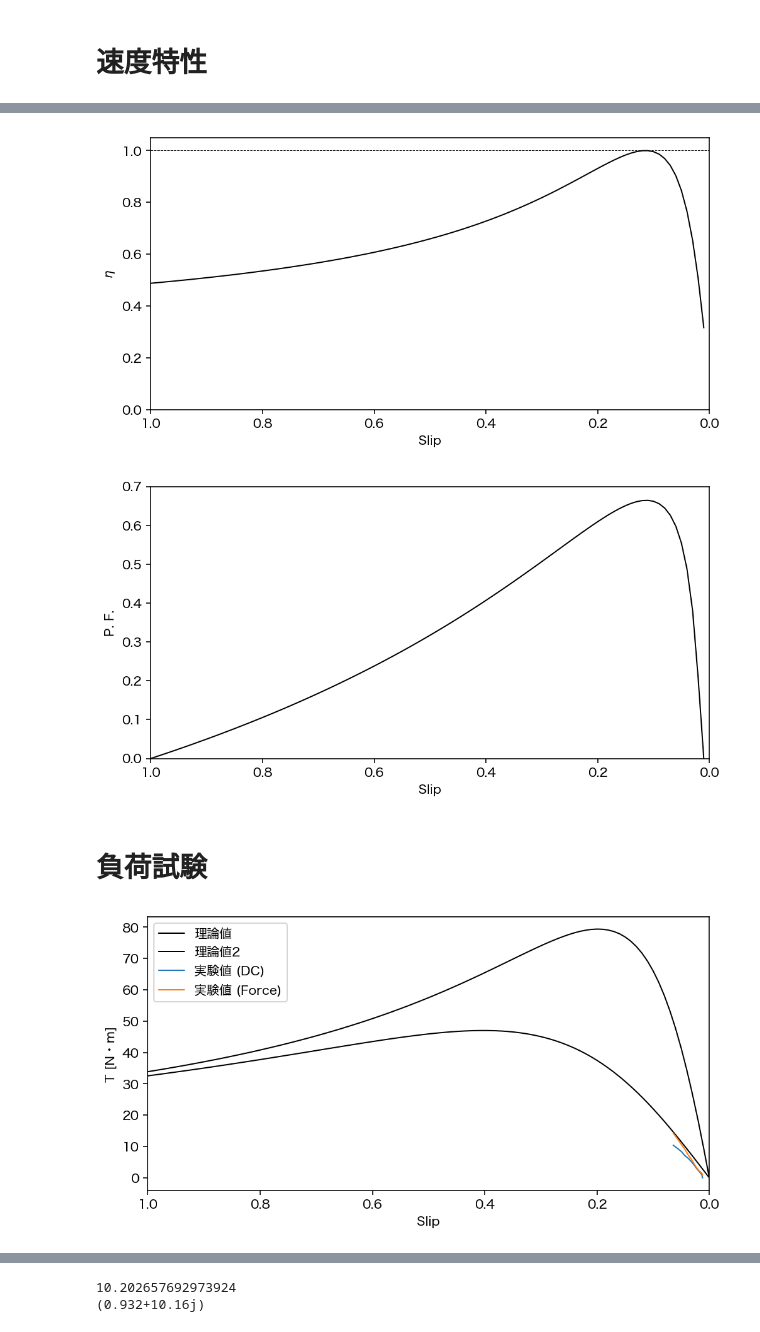
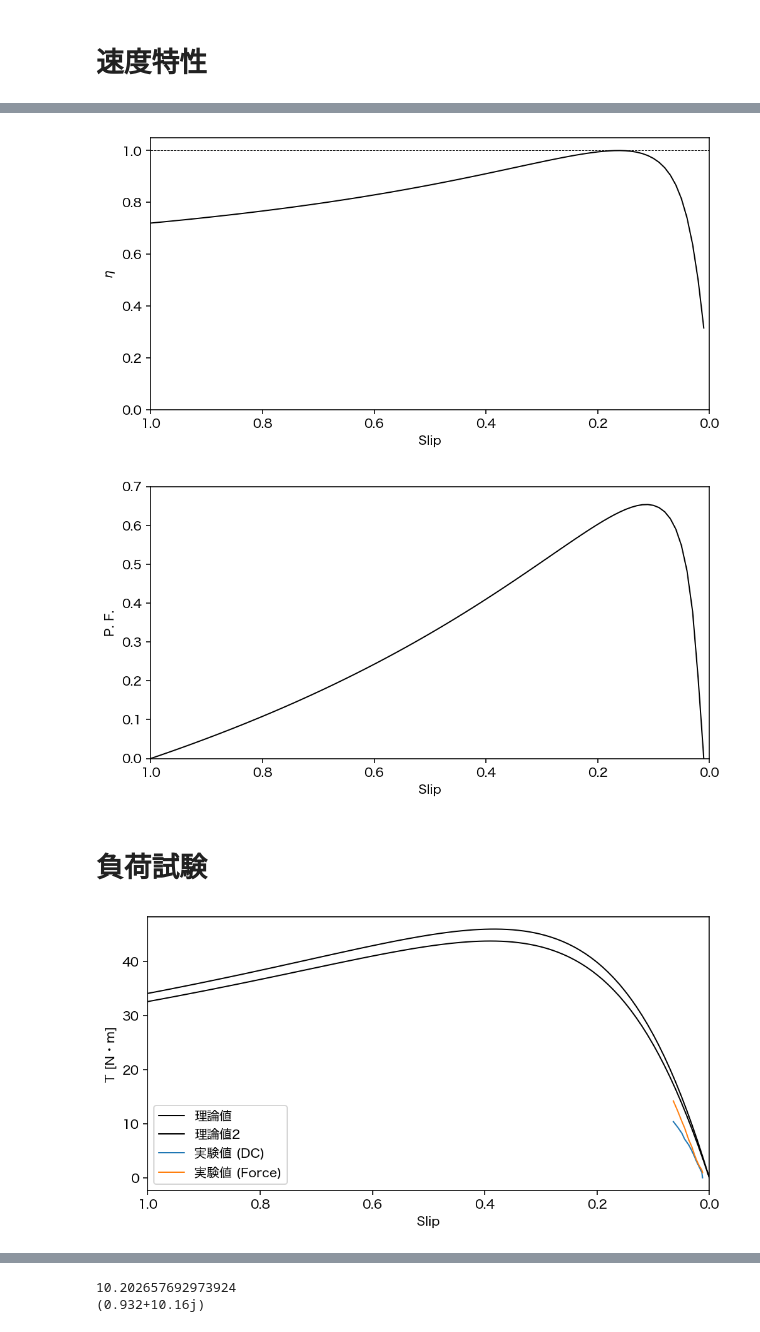
Before and after one commit to massanf/3Sexperiment, a Jupyter notebook: E2/graph.ipynb, the cells around one changed output, grey strips where cells are left out. Drawn from its saved outputs; the diff is of its cells as text; code cells hidden in the pictures.

```diff
--- a/E2/graph.ipynb
+++ b/E2/graph.ipynb
@@ -72,8 +72,9 @@ r2 = 0.817
 r_corrected = 0.817
 
 #x1x2 = 2.125
-x1x2 = np.sqrt((41.6/9.5)**2-(r1+r2)**2)
-alpha = 0.1
+x1x2 = np.sqrt(((41.6/9.5)**2)/3-(r1+r2)**2)
+print(x1x2)
+alpha = 0.5
 x1 = x1x2*alpha
 x2 = x1x2*(1-alpha)
 # %% [output]
@@ -93,9 +93,9 @@ T = []
 f = 50
 p = 2
 
-V1 = 200
+V1 = 200/np.sqrt(3)
 
-T = [1/(2*np.pi*f/p)*(3*V1**2/(((r1+r2)/suberi[i])**2+x1x2**2))*(r2/suberi[i]) for i in range (1, len(suberi))]
+T = [1/(2*np.pi*f/p)*(3*(V1**2)/((r1+(r2/suberi[i]))**2+x1x2**2))*(r2/suberi[i]) for i in range (1, len(suberi))]
 
 Y = G0 + 1j*B0
 Z1 = r1 + 1j*x1
@@ -108,13 +108,13 @@ T_t = [1/(2*np.pi*f/p)*(3*(cmath.polar(((Z2*(r2/suberi[i] + 1j*x2))/((r2/suberi[
 T = [0] + T
 T_t = [0] + T_t
 
-I2 = [V1 / np.sqrt((r1+r2/suberi[i])**2+x1x2**2) for i in range (1, len(suberi))]
+I2 = [V1 / np.sqrt((r1+(r2/suberi[i]))**2+x1x2**2) for i in range (1, len(suberi))]
 I2 = [0] + I2
 
 plt.xlim(1.0,0.0)
 plt.ylabel(r"$I_2$ [A]")
 plt.xlabel("Slip")
 plt.plot(suberi,I2,label=r"$I_2$",c="black",linewidth=1)
-plt.ylim(0,50)
+#plt.ylim(0,50)
 plt.savefig("figures/1/I2.png")
 # %% [output]
@@ -181,7 +181,7 @@ plt.plot(suberi,koritsu,c="black",linewidth=1)
 
 plt.savefig("figures/1/koritsu.png")
 # %% [output]
-[figure, old version]
+[figure, new version]
 # %%
 fig = plt.figure(figsize=(8,4), dpi=144)
 fig.patch.set_alpha(1)
@@ -195,40 +195,42 @@ plt.plot(suberi,rikiritsu,c="black",linewidth=1)
 
 plt.savefig("figures/1/rikiritsu.png")
 # %% [output]
-[figure, old version]
+[figure, new version]
 # %% [markdown]
 # 負荷試験
 # %%
 suberi = [0] + suberi
 
 fig = plt.figure(figsize=(8, 4), dpi=144)
 fig.patch.set_alpha(1)
 
-T2 = [30*fuka["V2"][i]*fuka["I2"][i]/(np.pi*fuka["n"][i]) for i in range (0, len(fuka))]
 ns = 1500
 
 plt.xlabel("s")
 plt.ylabel("T")
 plt.xlim(1.0,0)
 
-plt.plot(suberi,T,label="理論値",c="black",linewidth=1)
-plt.plot(suberi,T_t,label="理論値2",c="black",linewidth=1)
+Tnew = [i/3 for i in T]
+T_tnew = [i/3 for i in T_t]
+
+plt.plot(suberi,Tnew,label="理論値",c="black",linewidth=1)
+plt.plot(suberi,T_tnew,label="理論値2",c="black",linewidth=1)
 
 T2 = [30*fuka["V2"][i]*fuka["I2"][i]/(np.pi*fuka["n"][i]) for i in range (0, len(fuka))]
 T2_2 = [fuka["(kg)"][i]*9.80665 *0.287 for i in range (0, len(fuka))]
 ns = 1500
 suberi = [(ns-i) / ns for i in fuka["n"]]
 
 plt.xlabel("Slip")
 plt.ylabel("T [N・m]")
 plt.plot(suberi,T2,label="実験値 (DC)",linewidth=1)
 plt.plot(suberi,T2_2, label="実験値 (Force)",linewidth=1)
 plt.legend()
 plt.xlim(1.0,0.0)
 
 plt.savefig("figures/2/results_t.png")
 # %% [output]
-[figure, old version]
+[figure, new version]
 # %%
 
 suberi = [i/100 for i in range (0, 101)]
```
Also changed, not shown: parts of 8 cells of this notebook, 1 other file.
